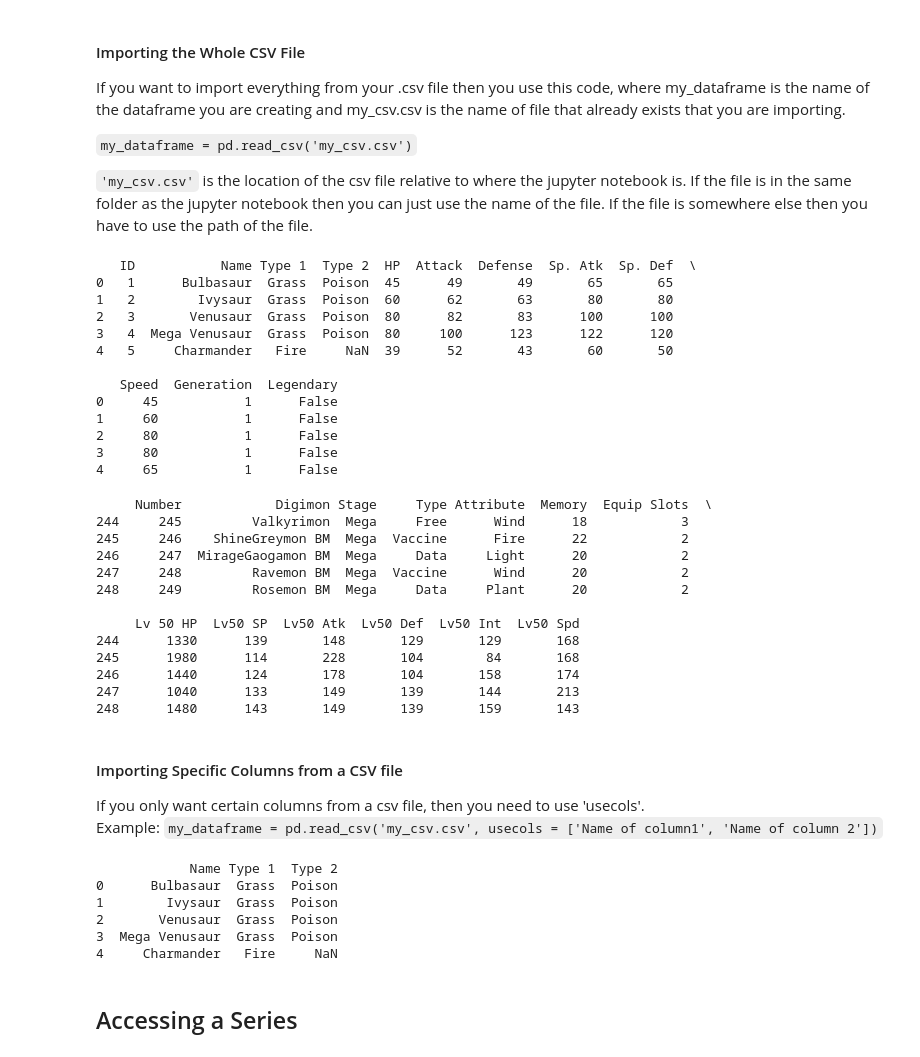
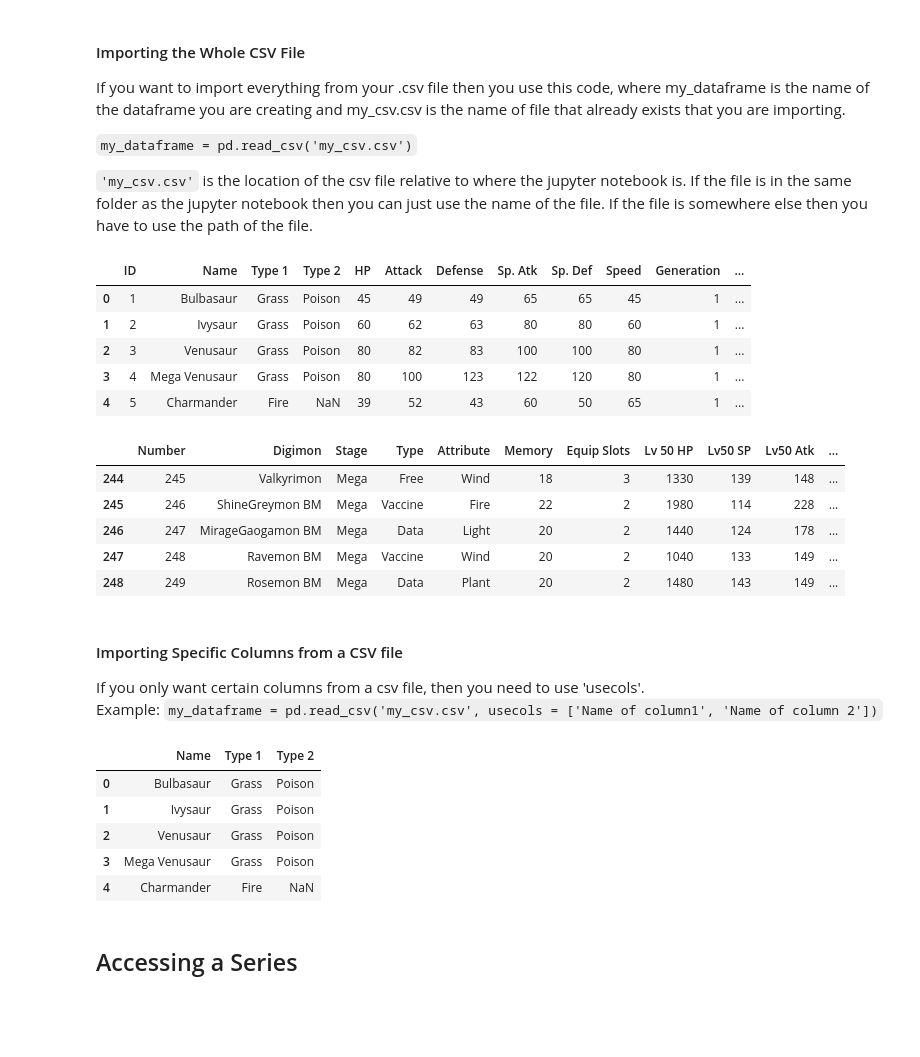
Before and after one commit to EmilyClaire/Pandas_How_To, a Jupyter notebook: Pandas How To.ipynb, the cells around one changed output. Drawn from its saved outputs; the diff is of its cells as text; code cells hidden in the pictures; blank space fills up the shorter version.

```diff
--- a/Pandas How To.ipynb
+++ b/Pandas How To.ipynb
@@ -47,42 +47,28 @@ If you want to import everything from your .csv file then you use this code, whe
 # %%
 #File in same folder
 pokemon = pd.read_csv('pokemon.csv')
 
-print(pokemon.head())
+pokemon.head()
 # %% [output]
-   ID           Name Type 1  Type 2  HP  Attack  Defense  Sp. Atk  Sp. Def  \
-0   1      Bulbasaur  Grass  Poison  45      49       49       65       65
-1   2        Ivysaur  Grass  Poison  60      62       63       80       80
-2   3       Venusaur  Grass  Poison  80      82       83      100      100
-3   4  Mega Venusaur  Grass  Poison  80     100      123      122      120
-4   5     Charmander   Fire     NaN  39      52       43       60       50
-
-   Speed  Generation  Legendary
-0     45           1      False
-1     60           1      False
-2     80           1      False
-3     80           1      False
-4     65           1      False
+|  | ID | Name | Type 1 | Type 2 | HP | Attack | Defense | Sp. Atk | Sp. Def | Speed | Generation | ... |
+| 0 | 1 | Bulbasaur | Grass | Poison | 45 | 49 | 49 | 65 | 65 | 45 | 1 | ... |
+| 1 | 2 | Ivysaur | Grass | Poison | 60 | 62 | 63 | 80 | 80 | 60 | 1 | ... |
+| 2 | 3 | Venusaur | Grass | Poison | 80 | 82 | 83 | 100 | 100 | 80 | 1 | ... |
+| 3 | 4 | Mega Venusaur | Grass | Poison | 80 | 100 | 123 | 122 | 120 | 80 | 1 | ... |
+| 4 | 5 | Charmander | Fire | NaN | 39 | 52 | 43 | 60 | 50 | 65 | 1 | ... |
 # %%
 #File in a sub folder called example
 
 digimon = pd.read_csv('example/DigiDB_digimonlist.csv')
 
-print(digimon.tail())
+digimon.tail()
 # %% [output]
-     Number            Digimon Stage     Type Attribute  Memory  Equip Slots  \
-244     245         Valkyrimon  Mega     Free      Wind      18            3
-245     246    ShineGreymon BM  Mega  Vaccine      Fire      22            2
-246     247  MirageGaogamon BM  Mega     Data     Light      20            2
-247     248         Ravemon BM  Mega  Vaccine      Wind      20            2
-248     249         Rosemon BM  Mega     Data     Plant      20            2
-
-     Lv 50 HP  Lv50 SP  Lv50 Atk  Lv50 Def  Lv50 Int  Lv50 Spd
-244      1330      139       148       129       129       168
-245      1980      114       228       104        84       168
-246      1440      124       178       104       158       174
-247      1040      133       149       139       144       213
-248      1480      143       149       139       159       143
+|  | Number | Digimon | Stage | Type | Attribute | Memory | Equip Slots | Lv 50 HP | Lv50 SP | Lv50 Atk | ... |
+| 244 | 245 | Valkyrimon | Mega | Free | Wind | 18 | 3 | 1330 | 139 | 148 | ... |
+| 245 | 246 | ShineGreymon BM | Mega | Vaccine | Fire | 22 | 2 | 1980 | 114 | 228 | ... |
+| 246 | 247 | MirageGaogamon BM | Mega | Data | Light | 20 | 2 | 1440 | 124 | 178 | ... |
+| 247 | 248 | Ravemon BM | Mega | Vaccine | Wind | 20 | 2 | 1040 | 133 | 149 | ... |
+| 248 | 249 | Rosemon BM | Mega | Data | Plant | 20 | 2 | 1480 | 143 | 149 | ... |
 # %% [markdown]
 #### Importing Specific Columns from a CSV file
 If you only want certain columns from a csv file, then you need to use 'usecols'.
@@ -90,14 +76,14 @@ If you only want certain columns from a csv file, then you need to use 'usecols'
 # %%
 pokemon_name_types = pd.read_csv('pokemon.csv', usecols = ['Name', 'Type 1', 'Type 2'])
 
-print(pokemon_name_types.head())
+pokemon_name_types.head()
 # %% [output]
-            Name Type 1  Type 2
-0      Bulbasaur  Grass  Poison
-1        Ivysaur  Grass  Poison
-2       Venusaur  Grass  Poison
-3  Mega Venusaur  Grass  Poison
-4     Charmander   Fire     NaN
+|  | Name | Type 1 | Type 2 |
+| 0 | Bulbasaur | Grass | Poison |
+| 1 | Ivysaur | Grass | Poison |
+| 2 | Venusaur | Grass | Poison |
+| 3 | Mega Venusaur | Grass | Poison |
+| 4 | Charmander | Fire | NaN |
 # %% [markdown]
 ## Accessing a Series
 # %% [markdown]
```
Also changed, not shown: parts of 7 cells of this notebook.
